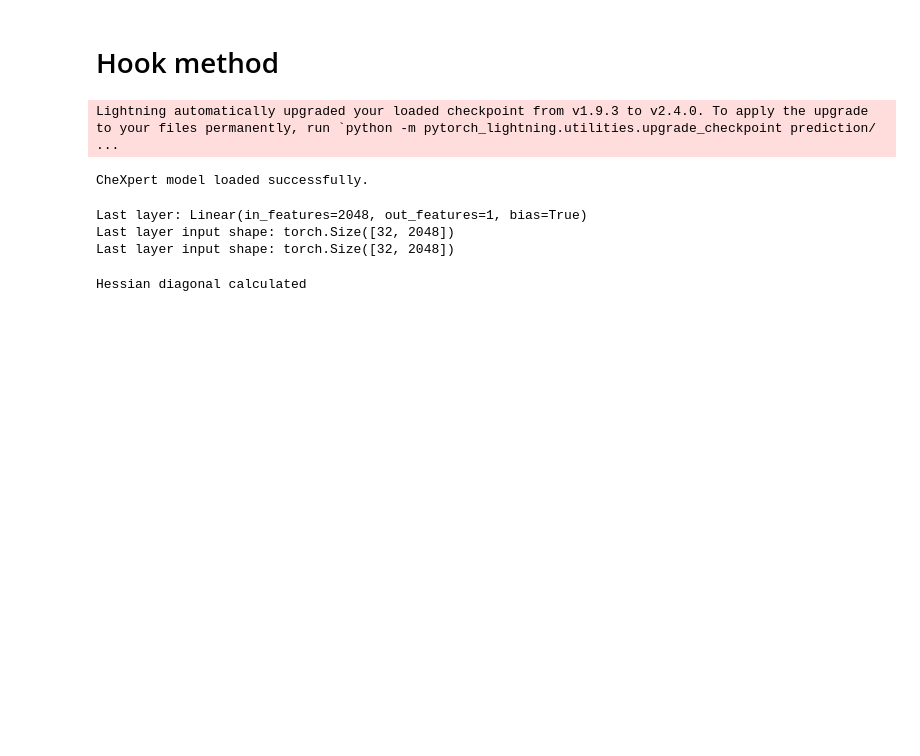
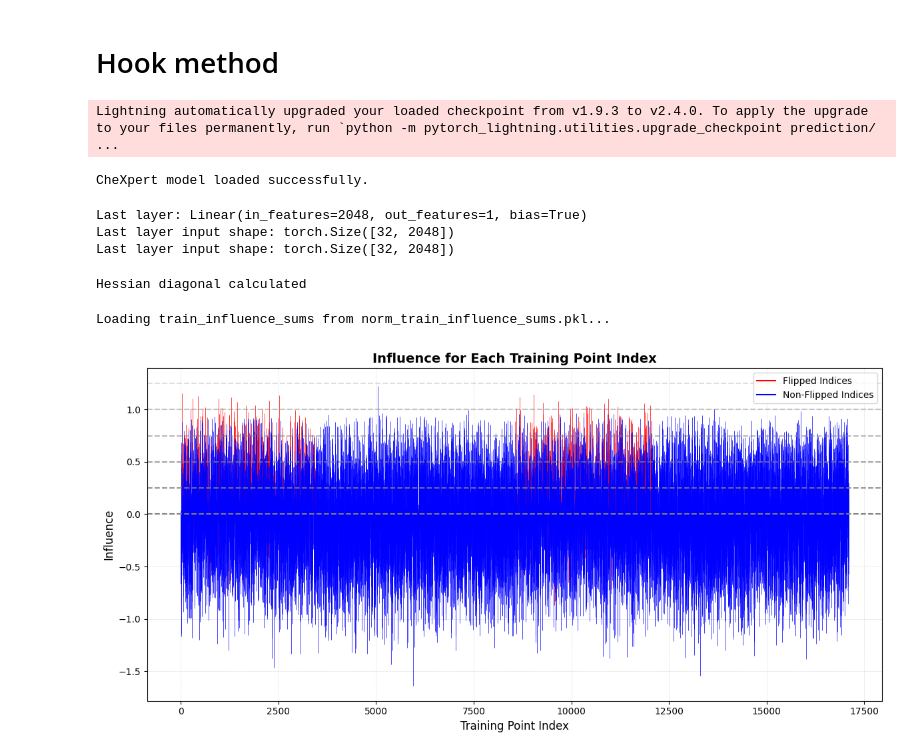
Before and after one commit to fridamariejoergensen/detecting_causes_of_gender_bias_chest_xrays, a Jupyter notebook: Chexpert_hessian.ipynb, the cells around one changed output. Cells and saved outputs as stored; diff of their text form; code cells hidden in the pictures; blank space fills up the shorter version.

```diff
--- a/Chexpert_hessian.ipynb
+++ b/Chexpert_hessian.ipynb
@@ -370,0 +352,58 @@ hessian_diag_numpy = [param.detach().cpu().numpy() for h in hessian_diag for par
+# %%
+import pickle
+import os
+import numpy as np
+import matplotlib.pyplot as plt
+import pandas as pd
+
+# Load influence data
+influence_file = "norm_train_influence_sums.pkl"
+if os.path.exists(influence_file):
+    print(f"Loading train_influence_sums from {influence_file}...")
+    with open(influence_file, "rb") as f:
+        train_influence_sums = pickle.load(f)
+else:
+    raise FileNotFoundError(f"{influence_file} not found. Ensure you've already computed and saved the influence data.")
+
+# Load flipped indices
+flipped_indices_file = 'train_flipped_indices_0.csv'
+if os.path.exists(flipped_indices_file):
+    flipped_indices_df = pd.read_csv(flipped_indices_file, header=0)
+    flipped_indices = flipped_indices_df.iloc[:, 0].tolist()
+    flipped_indices = [int(idx) for idx in flipped_indices]
+else:
+    flipped_indices = []
+
+indices = list(train_influence_sums.keys())
+influences = list(train_influence_sums.values())
+flipped_influences = [train_influence_sums[idx] for idx in flipped_indices if idx in train_influence_sums]
+
+thresholds = [0, 0.25, 0.5, 0.75, 1, 1.25]
+
+plt.figure(figsize=(12, 6))
+
+for idx, influence in zip(indices, [train_influence_sums[idx] for idx in indices]):
+    color = 'red' if idx in flipped_indices else 'blue'
+    plt.vlines(x=idx, ymin=0, ymax=influence, color=color, linewidth=0.5)
+
+# Add thresholds
+thresholds = [0, 0.25, 0.5, 0.75, 1, 1.25]
+for i, threshold in enumerate(thresholds):
+    alpha = 1 - 0.15 * i
+    plt.axhline(y=threshold, linestyle='--', color='gray', alpha=alpha)
+
+# Legend
+plt.plot([], [], color='red', label='Flipped Indices')
+plt.plot([], [], color='blue', label='Non-Flipped Indices')
+plt.legend(fontsize=10, loc="upper right")
+
+# Axis labels and title
+plt.xlabel("Training Point Index", fontsize=12)
+plt.ylabel("Influence", fontsize=12)
+plt.title("Influence for Each Training Point Index", fontsize=14, fontweight='bold')
+plt.grid(True, linestyle=':', linewidth=0.4)
+plt.tight_layout()
+plt.show()
+# %% [output]
+Loading train_influence_sums from norm_train_influence_sums.pkl...
+[figure, added]
```
Also changed, not shown: parts of 3 cells of this notebook, 1 other file.
